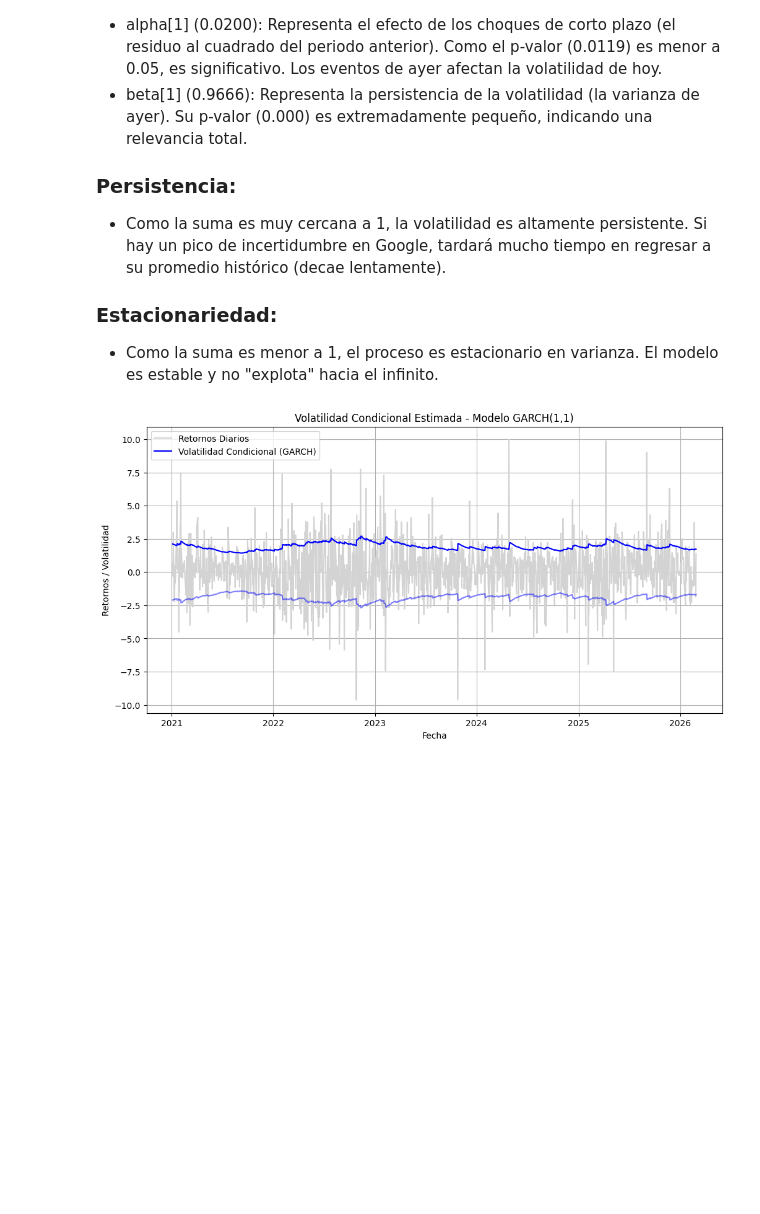
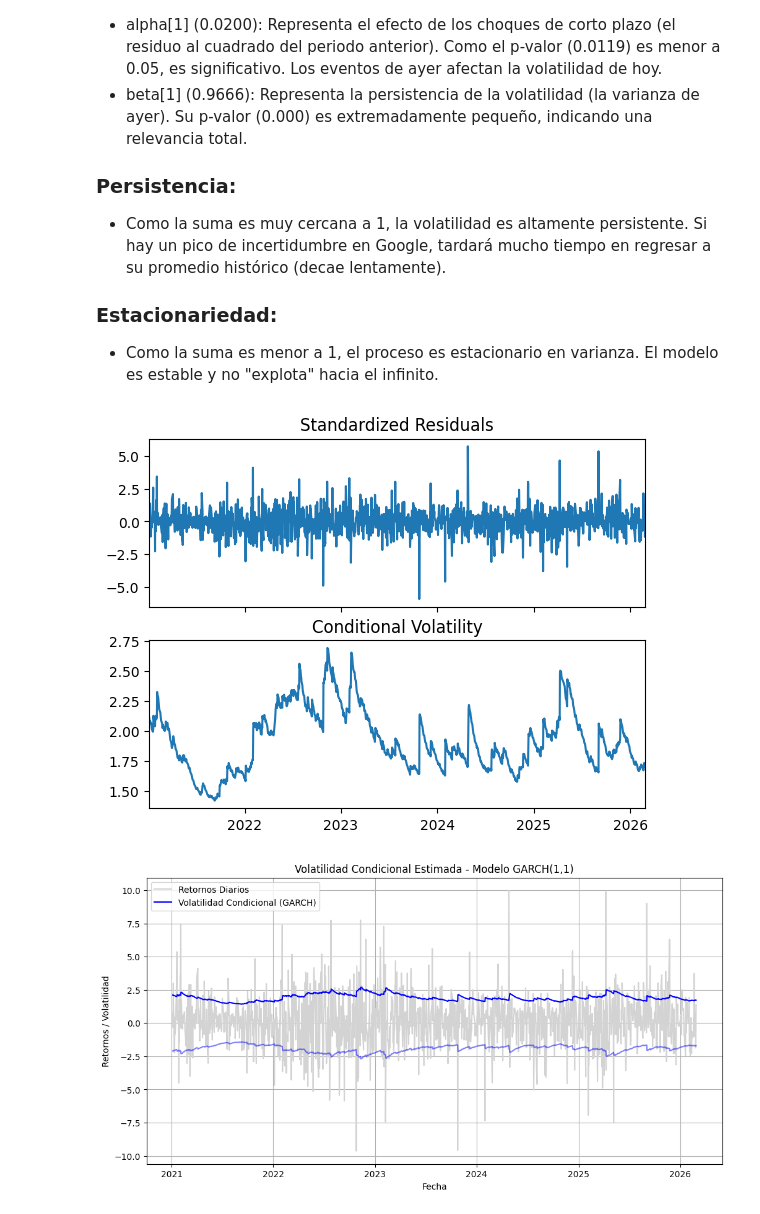
Before and after one commit to fersalme/regresion-lineal-series-tiempo, a Jupyter notebook: 06-modelos-GARCH/01-ejercicios-ARCH-GARCH-Python.ipynb, the cells around one changed output. Saved outputs shown, nothing was run; the diff lists cells and outputs as text; code cells hidden in the pictures; blank space fills up the shorter version.

```diff
--- a/06-modelos-GARCH/01-ejercicios-ARCH-GARCH-Python.ipynb
+++ b/06-modelos-GARCH/01-ejercicios-ARCH-GARCH-Python.ipynb
@@ -264,6 +264,12 @@ Covariance estimator: robust
 - Como la suma es muy cercana a 1, la volatilidad es altamente persistente. Si hay un pico de incertidumbre en Google, tardará mucho tiempo en regresar a su promedio histórico (decae lentamente).
 ### Estacionariedad:
 - Como la suma es menor a 1, el proceso es estacionario en varianza. El modelo es estable y no "explota" hacia el infinito.
+# %%
+# graficar los valores predichos de la volatilidad por el modelo
+modelo_garch_11.plot()
+plt.show()
+# %% [output]
+[figure, added]
 # %%
 # Extraer la volatilidad condicional estimada (es la desviación estándar sigma_t)
 volatilidad_estimada = modelo_garch_11.conditional_volatility
```
Also changed, not shown: parts of 2 cells of this notebook, 3 other files.
